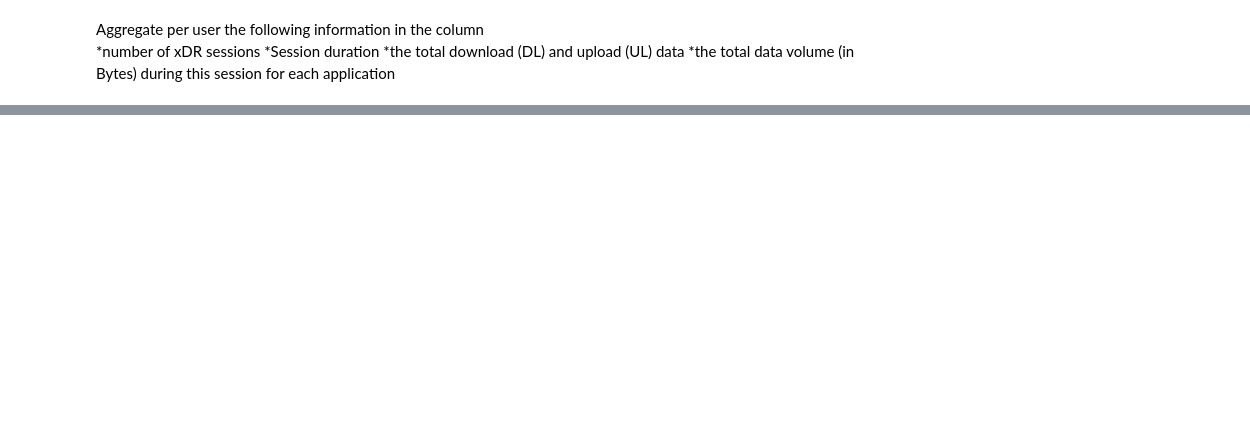
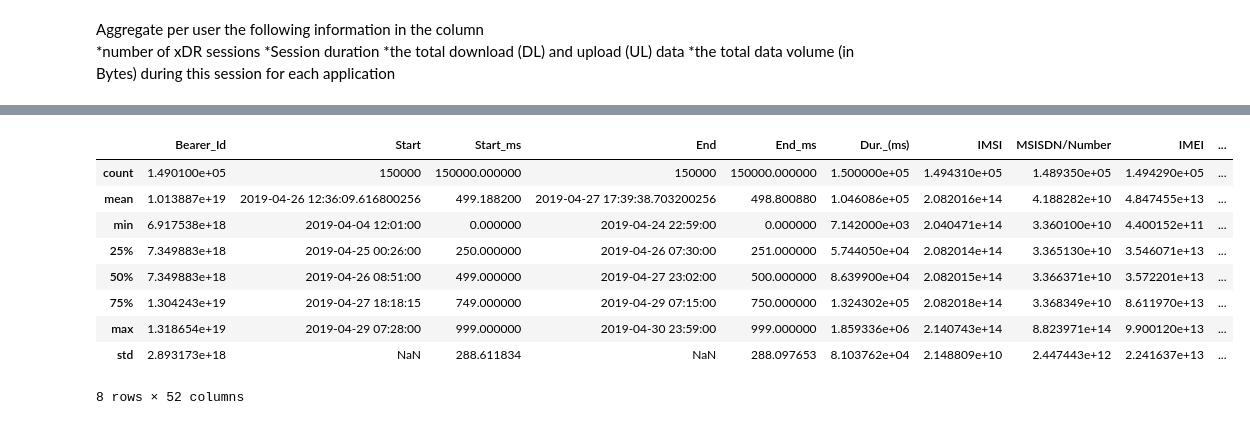
Before and after one commit to JaraGu/-Telecom-User-Analytics, a Jupyter notebook: notebooks/analysis.ipynb, the cells around one changed output, grey strips where cells are left out. Saved outputs shown, nothing was run; the diff lists cells and outputs as text; code cells hidden in the pictures; blank space fills up the shorter version.

Commit message:
create ploting functions, data cleaning & analysis

```diff
--- a/notebooks/analysis.ipynb
+++ b/notebooks/analysis.ipynb
@@ -176,0 +192,36 @@ cleaner.aggregate_user_data(new_df,app_columns)
+# %%
+new_df['Start'] = pd.to_datetime(new_df['Start'])
+new_df['End'] = pd.to_datetime(new_df['End'])
+# If the columns have spaces, replace them with underscores for easier access
+new_df.columns = new_df.columns.str.replace(' ', '_')
+
+# List of application columns
+app_columns = [
+    'Social_Media_DL_(Bytes)', 'Social_Media_UL_(Bytes)',
+    'Google_DL_(Bytes)', 'Google_UL_(Bytes)',
+    'Email_DL_(Bytes)', 'Email_UL_(Bytes)',
+    'YouTube_DL_(Bytes)', 'YouTube_UL_(Bytes)',
+    'Netflix_DL_(Bytes)', 'Netflix_UL_(Bytes)',
+    'Gaming_DL_(Bytes)', 'Gaming_UL_(Bytes)',
+    'Other_DL_(Bytes)', 'Other_UL_(Bytes)'
+]
+
+# Filter columns that exist in the DataFrame
+existing_columns = [col for col in app_columns if col in new_df.columns]
+
+# Group by 'MSISDN/Number' and aggregate the required information
+user_aggregation = new_df.groupby('MSISDN/Number').agg(
+    Num_of_xDR_sessions=('Bearer_Id', 'count'),  # Number of xDR sessions
+    Session_duration=('Dur._(ms)', 'sum'),  # Session duration
+    Total_DL=('Total_DL_(Bytes)', 'sum'),  # Total download data
+    Total_UL=('Total_UL_(Bytes)', 'sum'),  # Total upload data
+    **{f'{col}_DL': (col, 'sum') for col in existing_columns},  # DL data for each application
+    **{f'{col}_UL': (col, 'sum') for col in existing_columns}  # UL data for each application
+).reset_index()
+
+# Add a column for the total data volume (DL + UL) for each application
+user_aggregation['Total_Data_Volume'] = user_aggregation[
+    [f'{col}_DL' for col in existing_columns] + [f'{col}_UL' for col in existing_columns]
+].sum(axis=1)
+
+print(user_aggregation)
@@ -176,0 +246,14 @@ cleaner.aggregate_user_data(new_df,app_columns)
+# %%
+# Basic metrics
+new_df.describe()
+# %% [output]
+|  | Bearer_Id | Start | Start_ms | End | End_ms | Dur._(ms) | IMSI | MSISDN/Number | IMEI | ... |
+| count | 1.490100e+05 | 150000 | 150000.000000 | 150000 | 150000.000000 | 1.500000e+05 | 1.494310e+05 | 1.489350e+05 | 1.494290e+05 | ... |
+| mean | 1.013887e+19 | 2019-04-26 12:36:09.616800256 | 499.188200 | 2019-04-27 17:39:38.703200256 | 498.800880 | 1.046086e+05 | 2.082016e+14 | 4.188282e+10 | 4.847455e+13 | ... |
+| min | 6.917538e+18 | 2019-04-04 12:01:00 | 0.000000 | 2019-04-24 22:59:00 | 0.000000 | 7.142000e+03 | 2.040471e+14 | 3.360100e+10 | 4.400152e+11 | ... |
+| 25% | 7.349883e+18 | 2019-04-25 00:26:00 | 250.000000 | 2019-04-26 07:30:00 | 251.000000 | 5.744050e+04 | 2.082014e+14 | 3.365130e+10 | 3.546071e+13 | ... |
+| 50% | 7.349883e+18 | 2019-04-26 08:51:00 | 499.000000 | 2019-04-27 23:02:00 | 500.000000 | 8.639900e+04 | 2.082015e+14 | 3.366371e+10 | 3.572201e+13 | ... |
+| 75% | 1.304243e+19 | 2019-04-27 18:18:15 | 749.000000 | 2019-04-29 07:15:00 | 750.000000 | 1.324302e+05 | 2.082018e+14 | 3.368349e+10 | 8.611970e+13 | ... |
+| max | 1.318654e+19 | 2019-04-29 07:28:00 | 999.000000 | 2019-04-30 23:59:00 | 999.000000 | 1.859336e+06 | 2.140743e+14 | 8.823971e+14 | 9.900120e+13 | ... |
+| std | 2.893173e+18 | NaN | 288.611834 | NaN | 288.097653 | 8.103762e+04 | 2.148809e+10 | 2.447443e+12 | 2.241637e+13 | ... |
+8 rows × 52 columns
```
Also changed, not shown: parts of 12 cells of this notebook, 2 other files.
